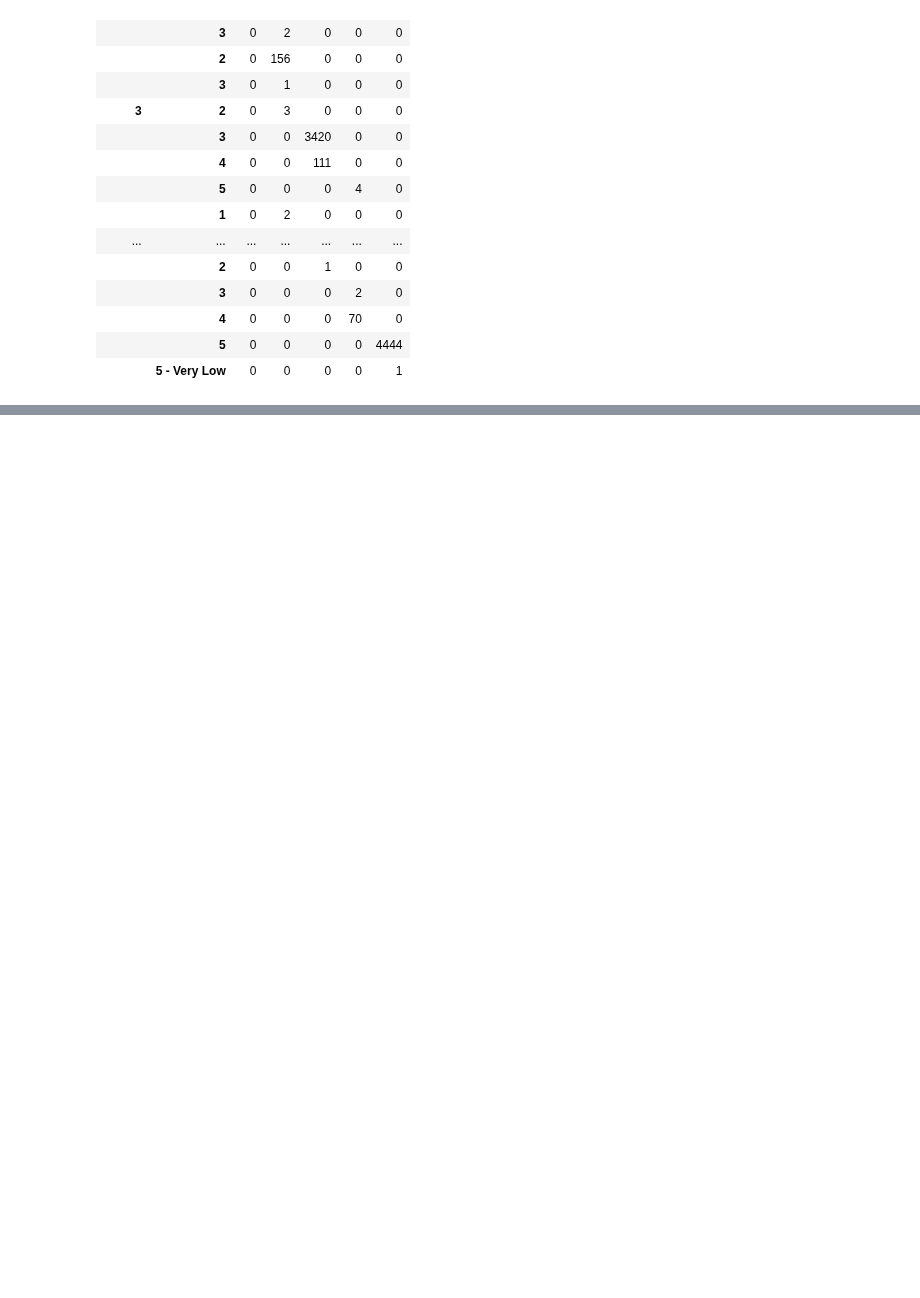
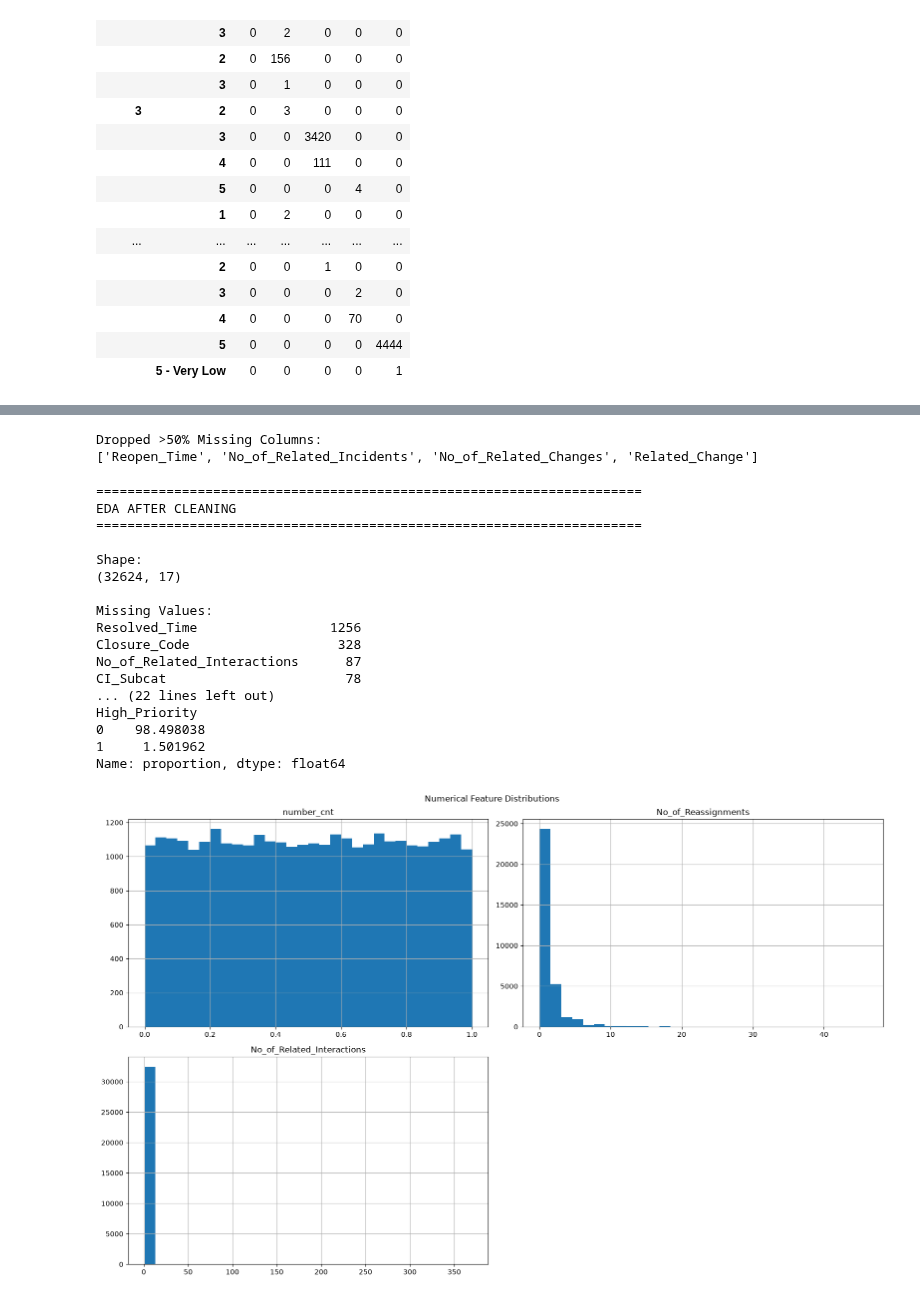
Before and after one commit to siva-dataworker/ISTM_ML, a Jupyter notebook: Data/Untitled.ipynb, the cells around one changed output, grey strips where cells are left out. Drawn from its saved outputs; the diff is of its cells as text; code cells hidden in the pictures; blank space fills up the shorter version.

```diff
--- a/Data/Untitled.ipynb
+++ b/Data/Untitled.ipynb
@@ -796,0 +1173,17 @@ pd.crosstab(
+# %%
+def split_data(X, y):
+
+    X_train, X_test, y_train, y_test = train_test_split(
+        X,
+        y,
+        test_size=0.30,
+        random_state=42,
+        stratify=y
+    )
+
+    return X_train, X_test, y_train, y_test
+# %%
+X_train, X_test, y_train, y_test = split_data(
+    X,
+    y
+)
@@ -796,0 +1275,11 @@ pd.crosstab(
+# %%
+times_cols = ["Open_Time"]
+# %%
+X_train, X_test = clean_data(
+    X_train,
+    X_test,
+    times_cols
+)
+# %% [output]
+Dropped >50% Missing Columns:
+['Reopen_Time', 'No_of_Related_Incidents', 'No_of_Related_Changes', 'Related_Change']
@@ -796,0 +1329,24 @@ pd.crosstab(
+# %%
+eda_after_cleaning(
+    X_train,
+    y_train
+)
+# %% [output]
+======================================================================
+EDA AFTER CLEANING
+======================================================================
+
+Shape:
+(32624, 17)
+
+Missing Values:
+Resolved_Time                 1256
+Closure_Code                   328
+No_of_Related_Interactions      87
+CI_Subcat                       78
+... (22 lines left out)
+High_Priority
+0    98.498038
+1     1.501962
+Name: proportion, dtype: float64
+[figure, added]
```
Also changed, not shown: parts of 74 cells of this notebook.
